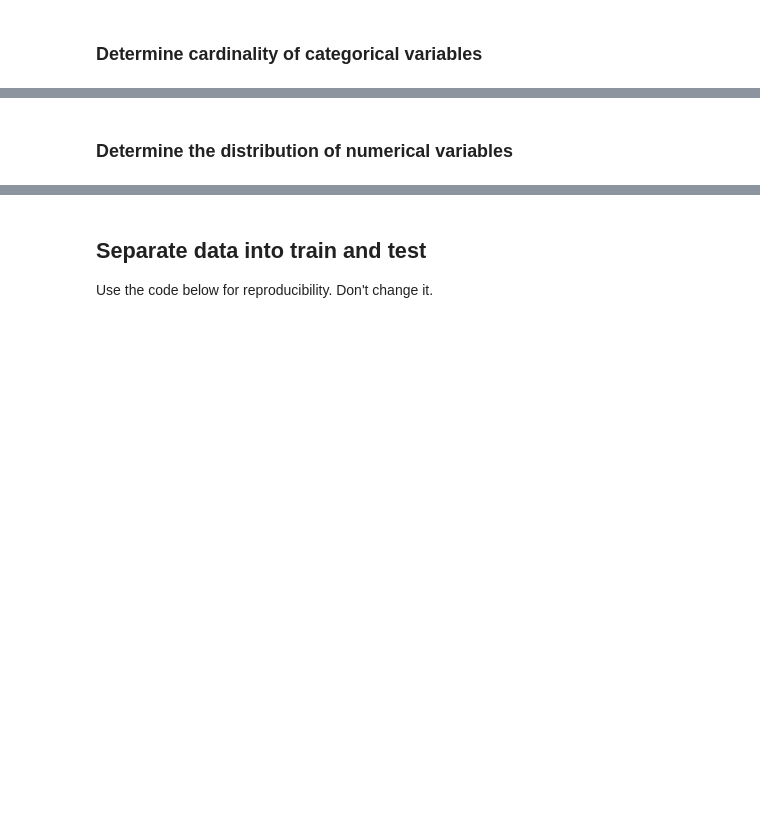
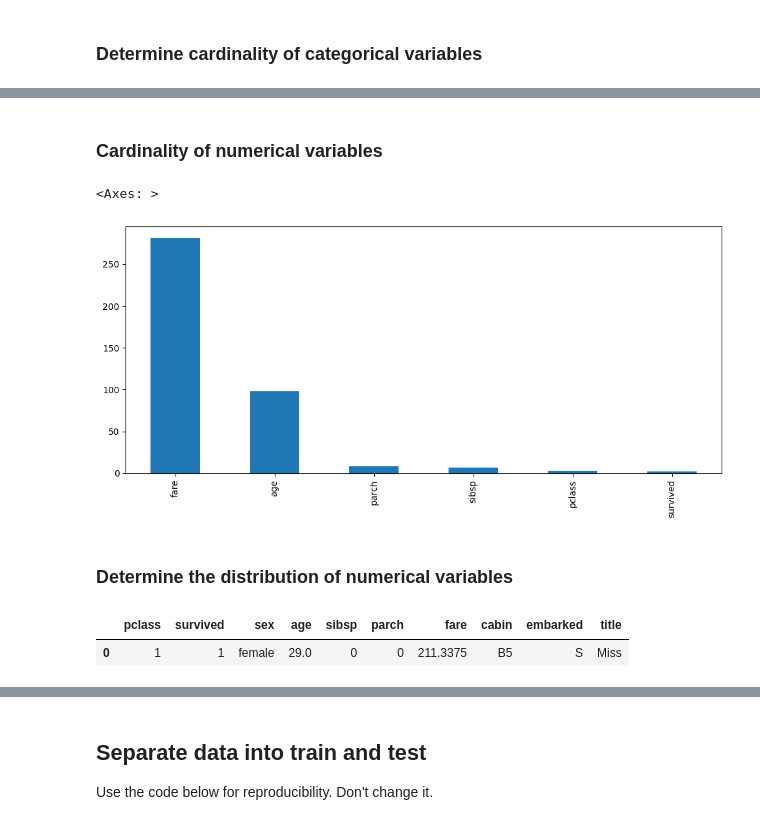
Before and after one commit to aidahalitaj/dmlm, a Jupyter notebook: section-04-research-and-development/titanic-assignment/01-predicting-survival-titanic-assignement.ipynb, the cells around one changed output, grey strips where cells are left out. Cells and saved outputs as stored; diff of their text form; code cells hidden in the pictures; blank space fills up the shorter version.

```diff
--- a/section-04-research-and-development/titanic-assignment/01-predicting-survival-titanic-assignement.ipynb
+++ b/section-04-research-and-development/titanic-assignment/01-predicting-survival-titanic-assignement.ipynb
@@ -135,2 +246,14 @@ print('Number of categorical variables: {}'.format(len(vars_cat)))
+# %% [markdown]
+### Cardinality of numerical variables
+# %%
+data[vars_num].nunique().sort_values(ascending=False).plot.bar(figsize=(12,5))
+# %% [output]
+<Axes: >
+[figure, added]
 # %% [markdown]
 ### Determine the distribution of numerical variables
+# %%
+data.head(1)
+# %% [output]
+|  | pclass | survived | sex | age | sibsp | parch | fare | cabin | embarked | title |
+| 0 | 1 | 1 | female | 29.0 | 0 | 0 | 211.3375 | B5 | S | Miss |
```
Also changed, not shown: parts of 59 cells of this notebook, 20 other files.
